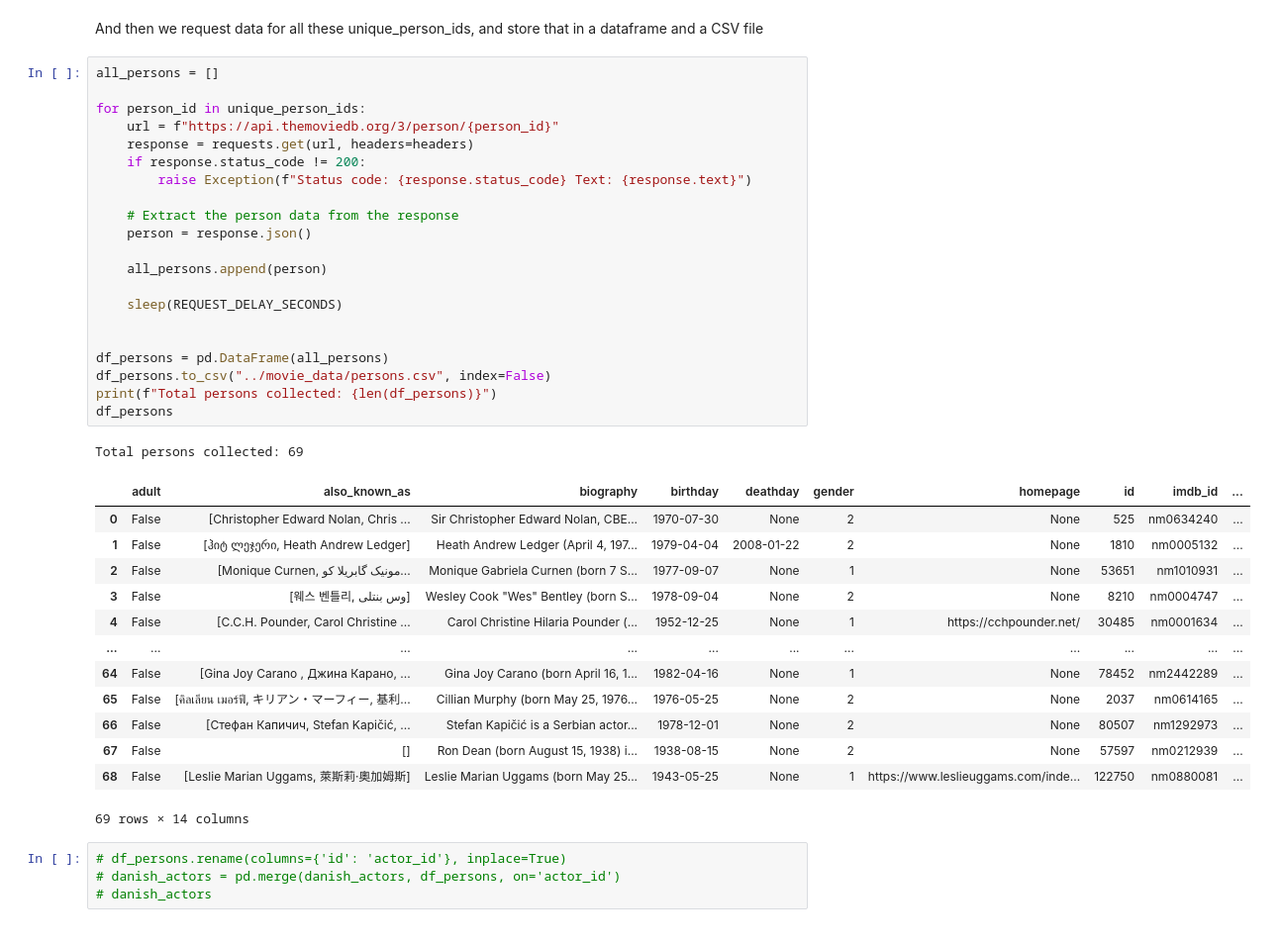
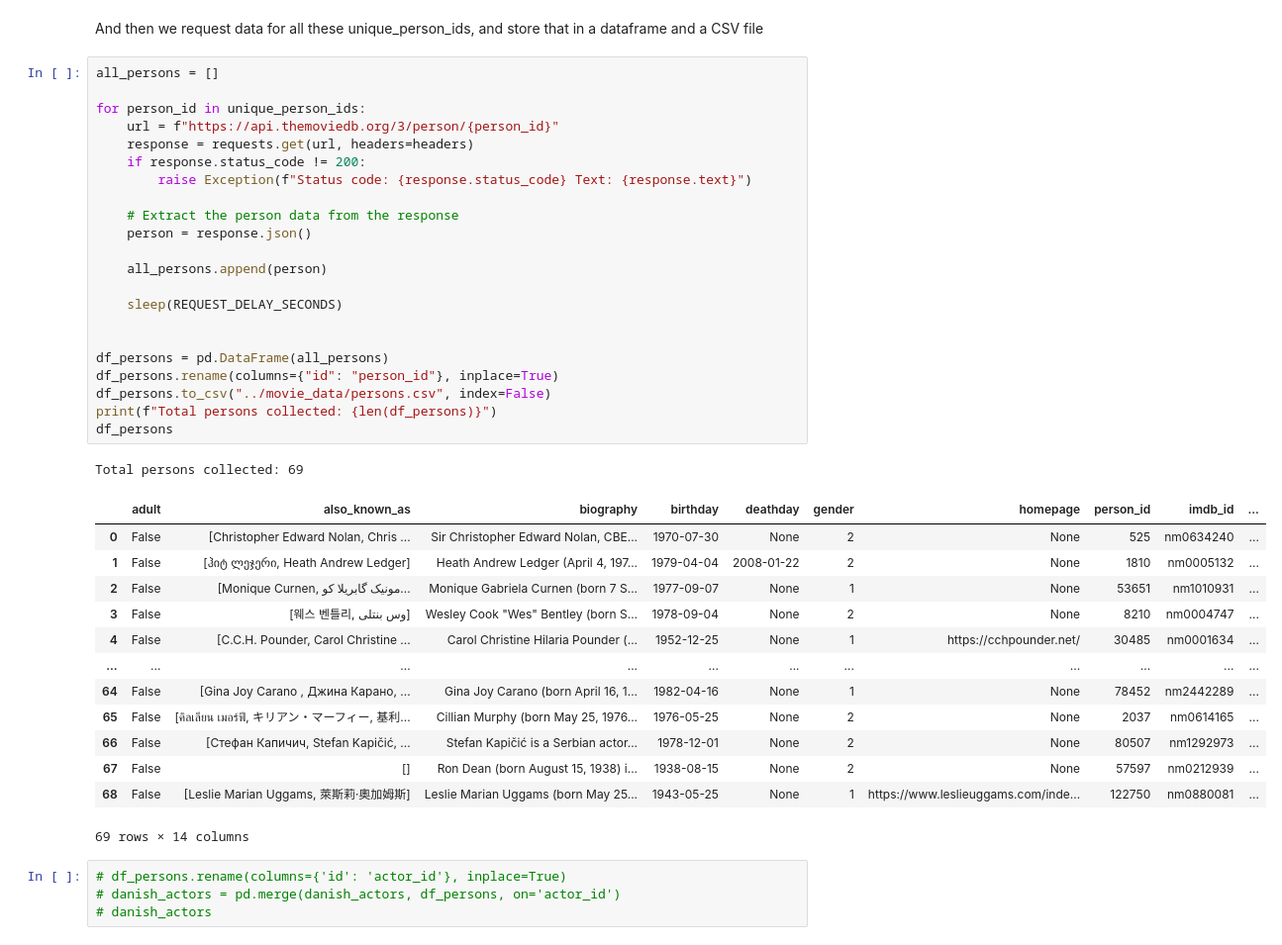
Before and after one commit to pbollhorn/bi-group-5-and-9, a Jupyter notebook: exam_project/read_tmdb_data.ipynb, the cells around one changed output. Shown at 99% size. Saved outputs shown, nothing was run; the diff lists cells and outputs as text.

Commit message:
id is now person_id in persons.csv

```diff
--- a/exam_project/read_tmdb_data.ipynb
+++ b/exam_project/read_tmdb_data.ipynb
@@ -165,27 +165,28 @@ And then we request data for all these unique_person_ids, and store that in a da
 # %%
 all_persons = []
 
 for person_id in unique_person_ids:
     url = f"https://api.themoviedb.org/3/person/{person_id}"
     response = requests.get(url, headers=headers)
     if response.status_code != 200:
         raise Exception(f"Status code: {response.status_code} Text: {response.text}")
 
     # Extract the person data from the response
     person = response.json()
 
     all_persons.append(person)
 
     sleep(REQUEST_DELAY_SECONDS)
 
 
 df_persons = pd.DataFrame(all_persons)
+df_persons.rename(columns={"id": "person_id"}, inplace=True)
 df_persons.to_csv("../movie_data/persons.csv", index=False)
 print(f"Total persons collected: {len(df_persons)}")
 df_persons
 # %% [output]
 Total persons collected: 69
-|  | adult | also_known_as | biography | birthday | deathday | gender | homepage | id | imdb_id | ... |
+|  | adult | also_known_as | biography | birthday | deathday | gender | homepage | person_id | imdb_id | ... |
 | 0 | False | [Christopher Edward Nolan, Chris ... | Sir Christopher Edward Nolan, CBE... | 1970-07-30 | None | 2 | None | 525 | nm0634240 | ... |
 | 1 | False | [ჰიტ ლეჯერი, Heath Andrew Ledger] | Heath Andrew Ledger (April 4, 197... | 1979-04-04 | 2008-01-22 | 2 | None | 1810 | nm0005132 | ... |
 | 2 | False | [Monique Curnen, مونیک گابریلا کو... | Monique Gabriela Curnen (born 7 S... | 1977-09-07 | None | 1 | None | 53651 | nm1010931 | ... |
```
